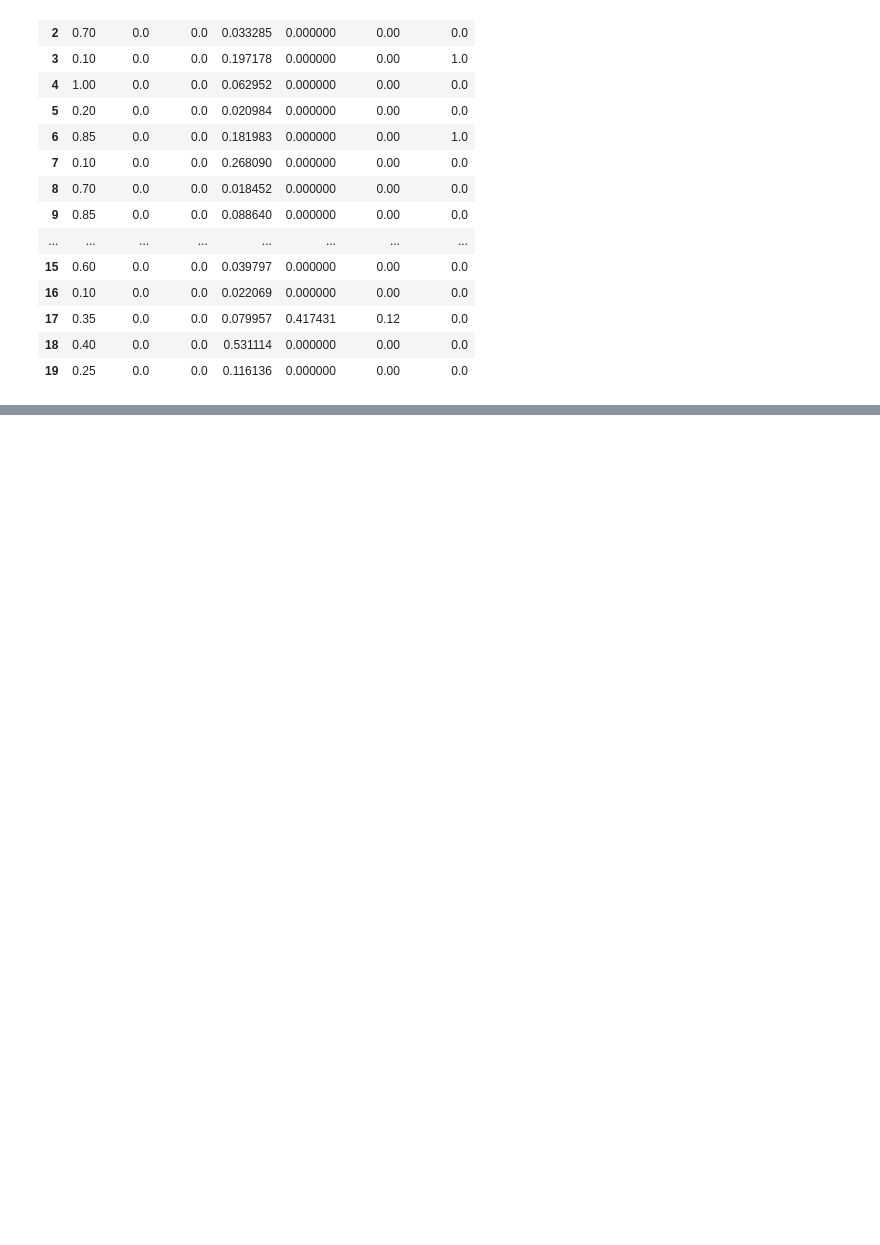
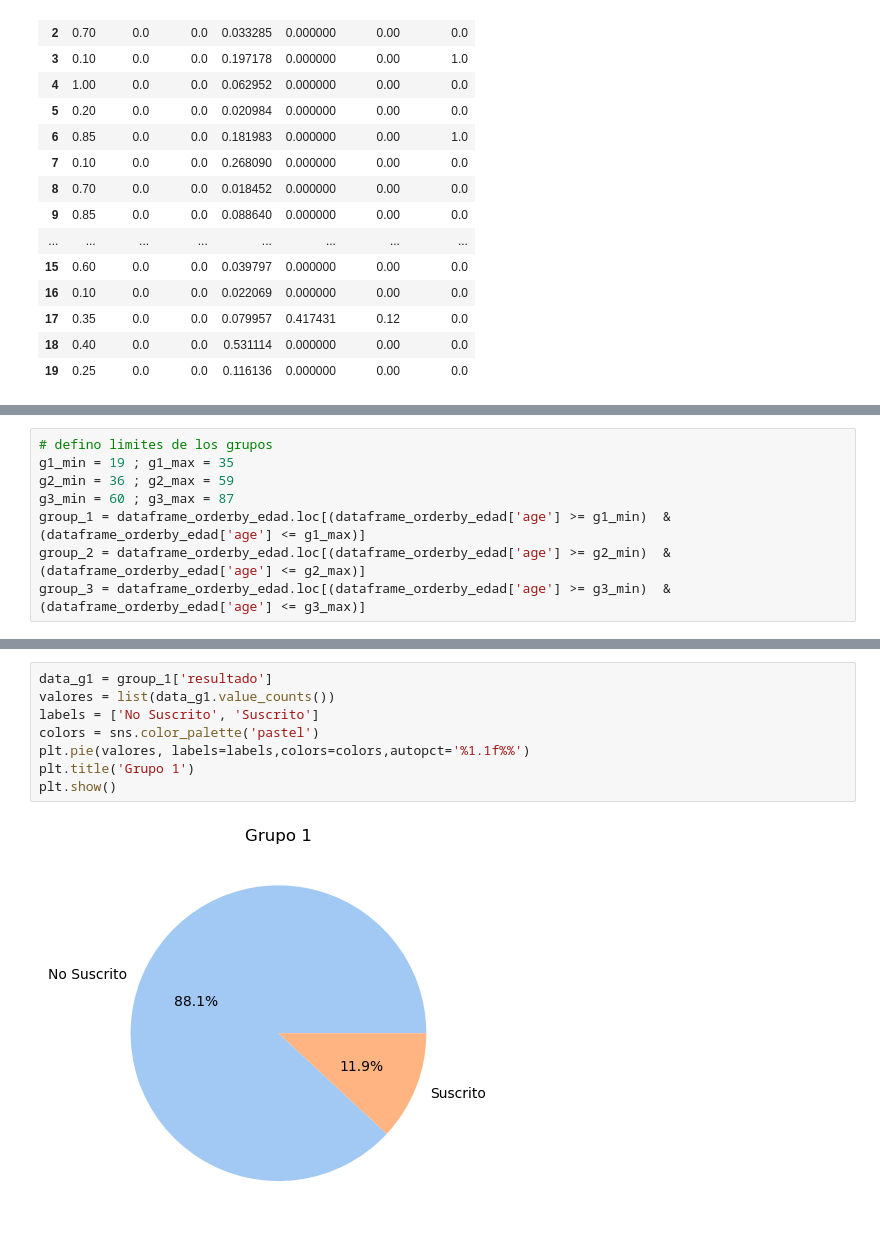
Before and after one commit to juandtap/IA_practica_01, a Jupyter notebook: practica_1_analisis_exploratorio_de_datos.ipynb, the cells around one changed output, grey strips where cells are left out. Drawn from its saved outputs; the diff is of its cells as text; blank space fills up the shorter version.

```diff
--- a/practica_1_analisis_exploratorio_de_datos.ipynb
+++ b/practica_1_analisis_exploratorio_de_datos.ipynb
@@ -830,0 +857,8 @@ df_filtrado.head(20)
+# %%
+# defino limites de los grupos
+g1_min = 19 ; g1_max = 35
+g2_min = 36 ; g2_max = 59
+g3_min = 60 ; g3_max = 87
+group_1 = dataframe_orderby_edad.loc[(dataframe_orderby_edad['age'] >= g1_min)  & (dataframe_orderby_edad['age'] <= g1_max)]
+group_2 = dataframe_orderby_edad.loc[(dataframe_orderby_edad['age'] >= g2_min)  & (dataframe_orderby_edad['age'] <= g2_max)]
+group_3 = dataframe_orderby_edad.loc[(dataframe_orderby_edad['age'] >= g3_min)  & (dataframe_orderby_edad['age'] <= g3_max)]
@@ -830,0 +889,10 @@ df_filtrado.head(20)
+# %%
+data_g1 = group_1['resultado']
+valores = list(data_g1.value_counts())
+labels = ['No Suscrito', 'Suscrito']
+colors = sns.color_palette('pastel')
+plt.pie(valores, labels=labels,colors=colors,autopct='%1.1f%%')
+plt.title('Grupo 1')
+plt.show()
+# %% [output]
+[figure, added]
```
Also changed, not shown: parts of 30 cells of this notebook, 2 other files.
